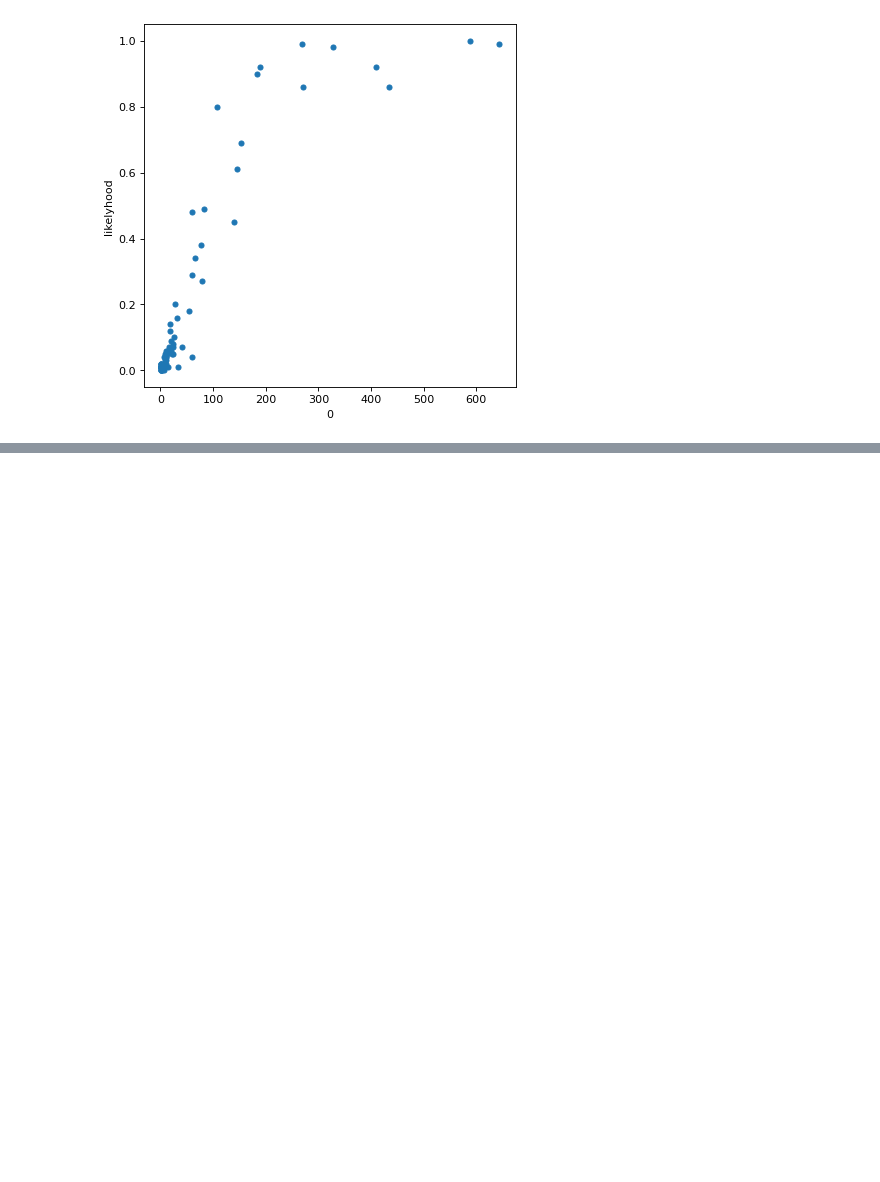
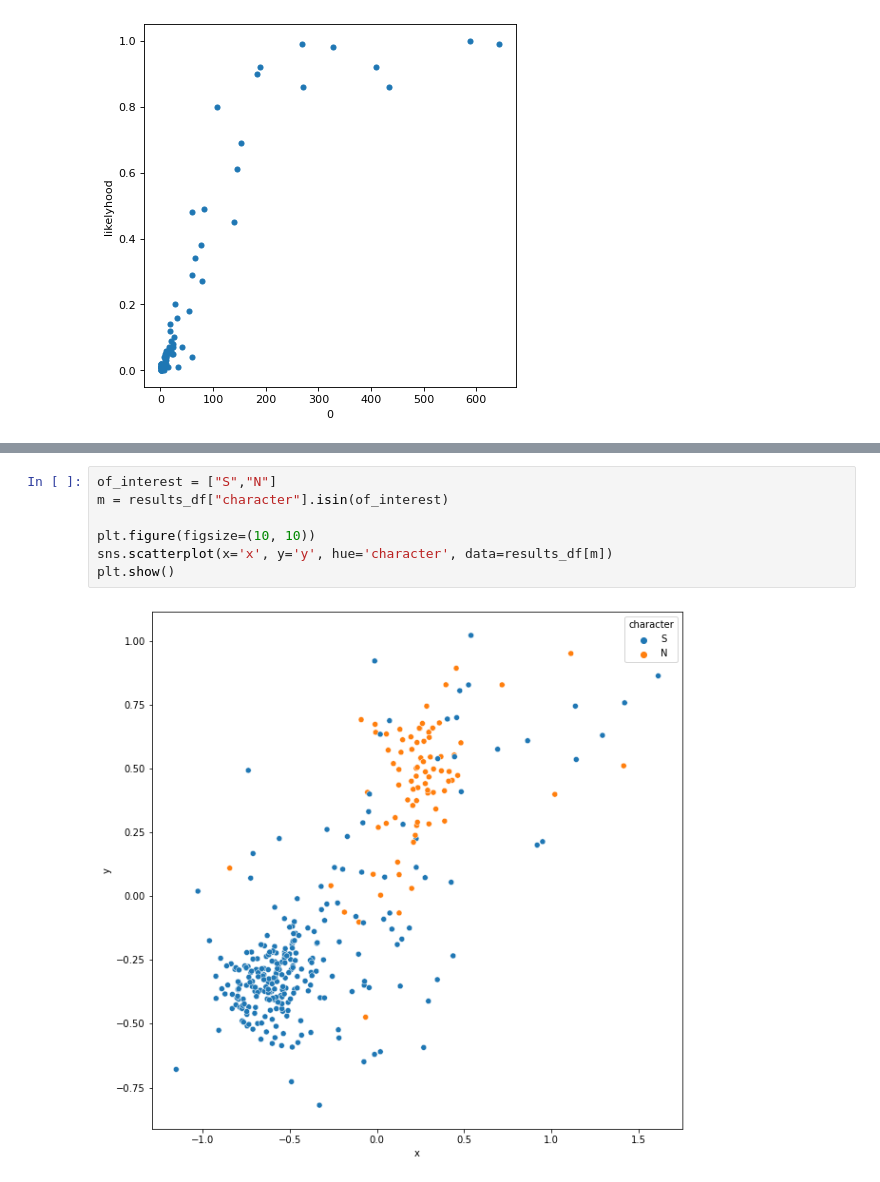
Before and after one commit to ggdhines/historical-transcriptions, a Jupyter notebook: notebooks/ocr followup.ipynb, the cells around one changed output, grey strips where cells are left out. Saved outputs shown, nothing was run; the diff lists cells and outputs as text; blank space fills up the shorter version.

```diff
--- a/notebooks/ocr followup.ipynb
+++ b/notebooks/ocr followup.ipynb
@@ -596,0 +645,9 @@ plt.show()
+# %%
+of_interest = ["S","N"]
+m = results_df["character"].isin(of_interest)
+
+plt.figure(figsize=(10, 10))
+sns.scatterplot(x='x', y='y', hue='character', data=results_df[m])
+plt.show()
+# %% [output]
+[figure, added]
```
Also changed, not shown: parts of 10 cells of this notebook.
